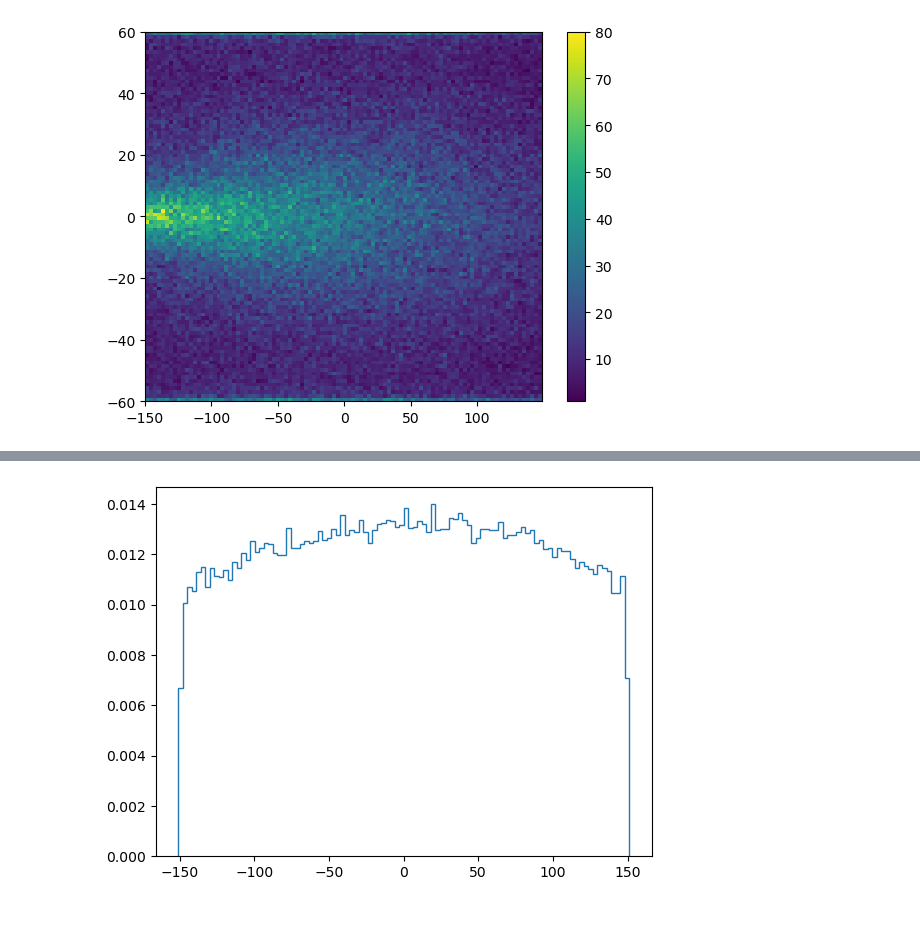
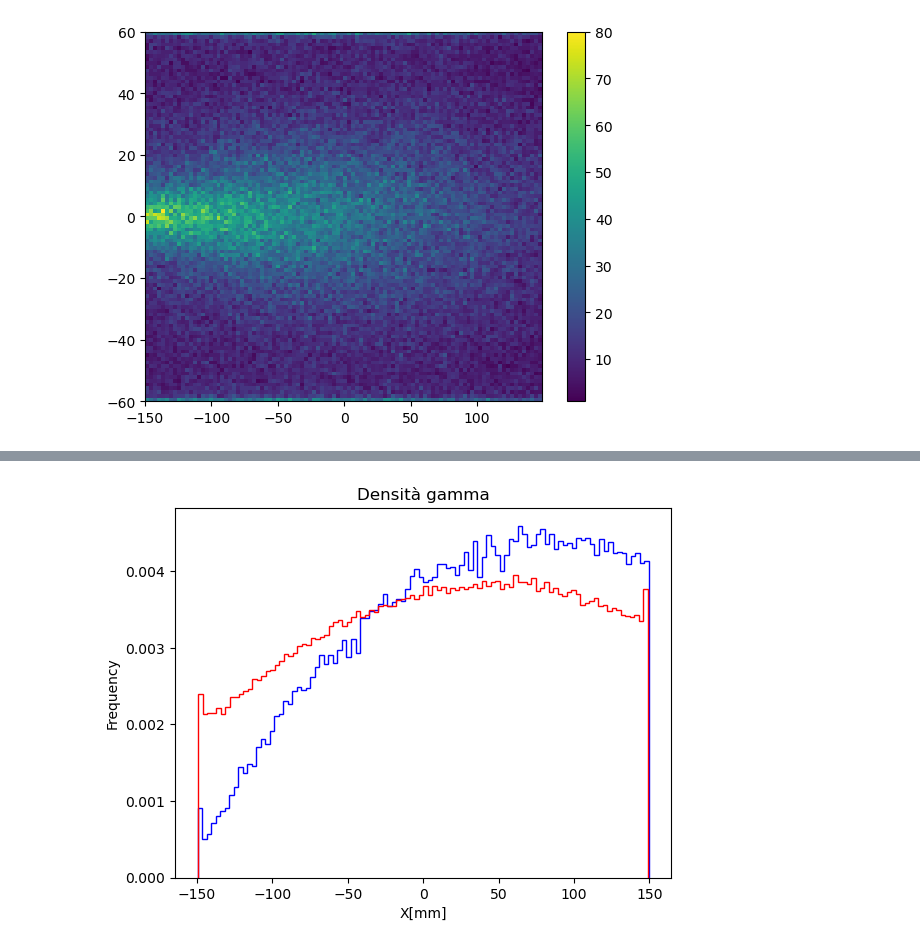
Before and after one commit to francescouni0/Online-Monitoring, a Jupyter notebook: Brem.ipynb, the cells around one changed output, grey strips where cells are left out. Saved outputs shown, nothing was run; the diff lists cells and outputs as text; code cells hidden in the pictures; blank space fills up the shorter version.

```diff
--- a/Brem.ipynb
+++ b/Brem.ipynb
@@ -63,10 +63,10 @@ plt.show()
 # %% [markdown]
 Demonstration
 # %%
-csv_file_path3 = 'dati/preFrascati/cilindrofan/150mev/gamma_entering_particles60cm.csv'
+csv_file_path3 = 'gamma_entering_preproc.csv'
 
 
-df_gamma = pd.read_csv(csv_file_path3, delimiter=',', header=1, names=['Energy', 'X', 'Y', 'Z','pX', 'pY', 'pZ','evt'])
+df_gamma = pd.read_csv(csv_file_path3, delimiter=',', header=1, names=['Energy', 'X', 'Y', 'Z','pX', 'pY', 'pZ','theta','evt'])
 
 print(np.shape(df_gamma['X']))
 
@@ -93,24 +93,28 @@ plt.show()
 # %%
-hist2d, x_edges, y_edges = np.histogram2d(df_gamma['X'], df_gamma['Y'], bins=(100, 1), range=[[-151, 151], [-100, 100]])
+hist2d, x_edges, y_edges = np.histogram2d(df_gamma['X']+150, df_gamma['Y'], bins=(100, 1), range=[[-151, 151], [-100, 100]])
 
 slice_index = 0
 
 # Extract the slice from the 2D histogram
 hist_slice = hist2d[:, slice_index]
 
-hist_slice = hist_slice / np.max(hist_slice)
+hist_slice = hist_slice / np.sum(hist_slice)
+
 
 bin_centers_x = (x_edges[:-1] + x_edges[1:]) / 2
 
-plt.hist(bin_centers_x, weights=hist_slice, color='blue', bins=100,histtype='step')
+plt.hist(bin_centers_x, weights=hist_slice, color='blue', bins=100,histtype='step',density=True)
+
 
 # Add labels and title
 plt.xlabel('X[mm]')
 plt.ylabel('Frequency')
 plt.title('Densità gamma')
+plt.show()
 
-#plt.scatter(x,sig,color='red')
+sampled_value = np.random.choice(bin_centers_x, p=hist_slice,size=1000000)
 
+plt.hist(sampled_value, histtype='step', color='r')
 # Show the plot
 plt.show()
 # %% [output]
@@ -163,10 +174,21 @@ print(np.shape(xloc))
 # %%
-edep=np.array(edep)/17500
+edep=np.array(edep)
 #plt.hist(bin_centers_x, weights=hist_slice, color='blue', bins=100,histtype='step')
-plt.hist(xloc,weights=edep,bins=100,histtype='step',range=(-151,151))
+edep = edep[: df_gamma['X'].shape[0]]
 
 
+plt.hist(bin_centers_x, weights=hist_slice, color='blue', bins=100,histtype='step',density=True)
 
+# Add labels and title
+plt.xlabel('X[mm]')
+plt.ylabel('Frequency')
+plt.title('Densità gamma')
+
+plt.hist(xloc, bins=100, histtype='step', color='r',range=(-149,149),density=True)
+
+#plt.scatter(x,sig,color='red')
+
+# Show the plot
 plt.show()
 # %% [output]
-[figure, old version]
+[figure, new version]
```
Also changed, not shown: parts of 5 cells of this notebook.
